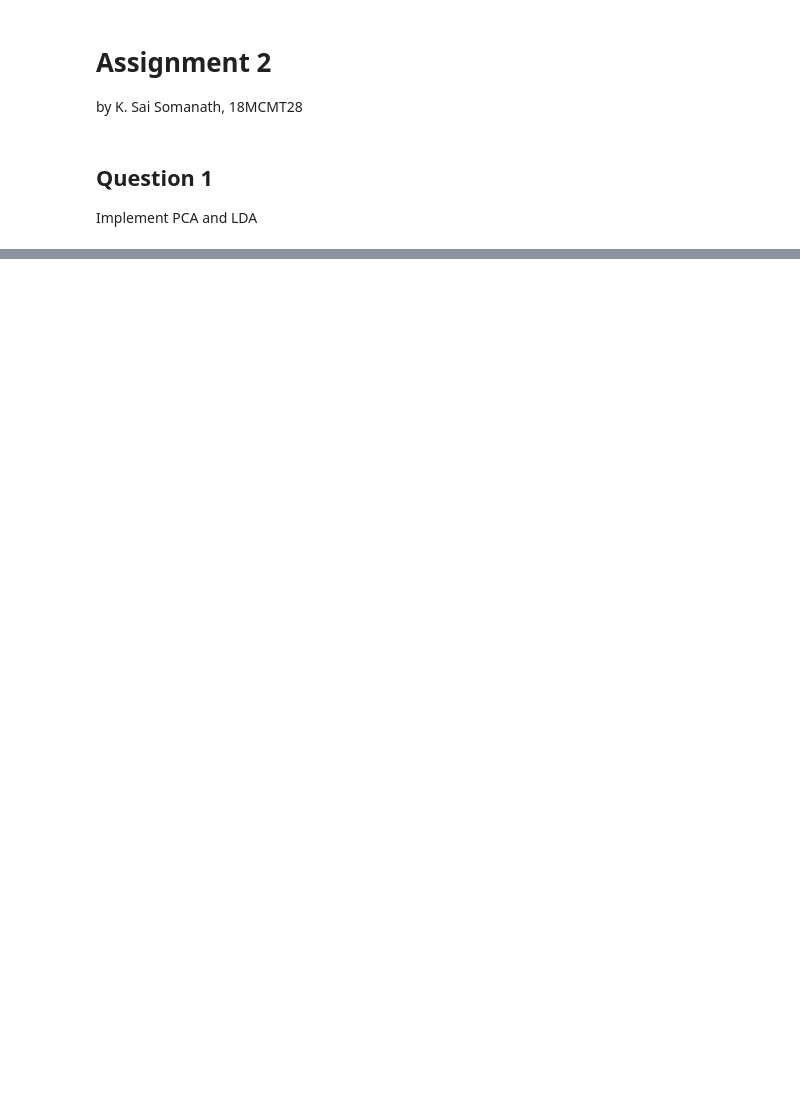
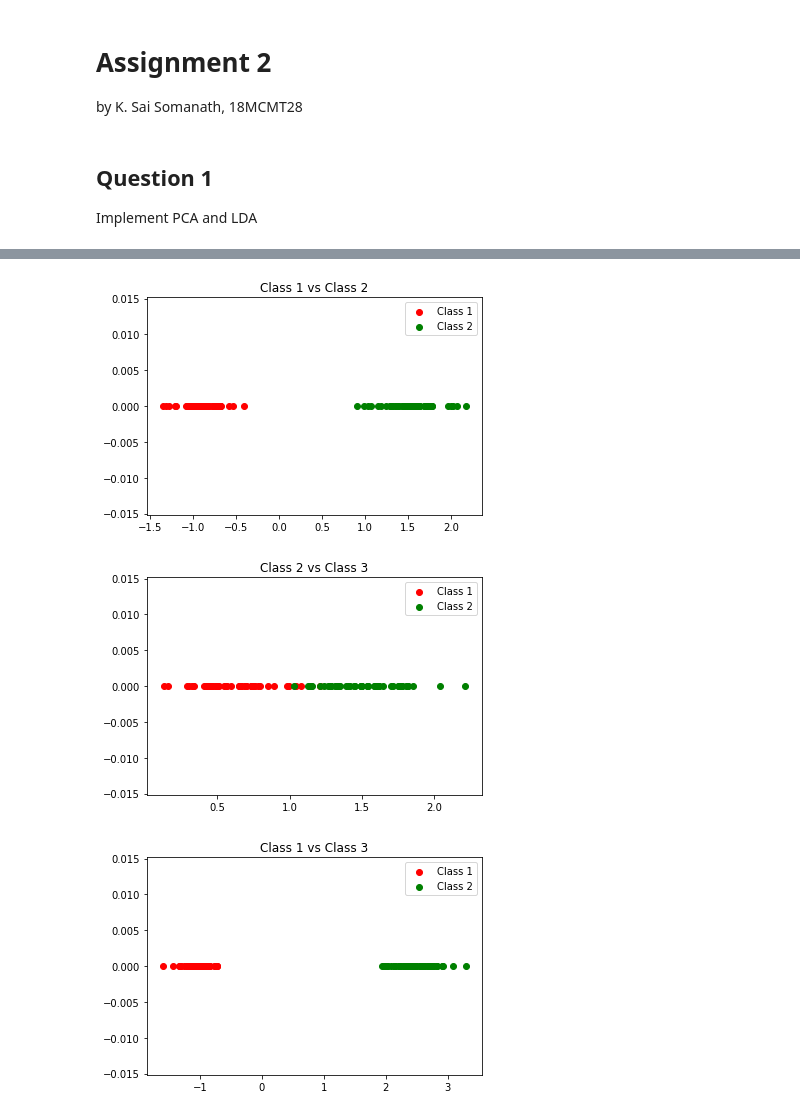
Before and after one commit to saisk8/Pattern-Recognition, a Jupyter notebook: Assignment-2/Assignment-2.ipynb, the cells around one changed output, grey strips where cells are left out. Cells and saved outputs as stored; diff of their text form; code cells hidden in the pictures; blank space fills up the shorter version.

```diff
--- a/Assignment-2/Assignment-2.ipynb
+++ b/Assignment-2/Assignment-2.ipynb
@@ -70,11 +70,12 @@ def lda(data, components):
     eigen_pairs = [(np.abs(eigen_values[i]), eigen_vectors[:,i]) for i in range(len(eigen_values))]
     # Sort the (eigenvalue, eigenvector) tuples from high to low
     eigen_pairs.sort(key=lambda k: k[0], reverse=True)
-
-    matrix_w = np.hstack((eigen_pairs[0][1]))
-    for k in range(1, components):
-        matrix_w = np.hstack((matrix_w.reshape(data.shape[-1], 1), eigen_pairs[k][1].reshape(data.shape[-1],1)))
+    # print(eigen_pairs)
+#     matrix_w = np.hstack((eigen_pairs[0][1]))
+#     for k in range(1, components):
+    temp_t = tuple([eigen_pairs[x][1].reshape(data.shape[-1], 1) for x in range(components)])
     # print(matrix_w)
+    matrix_w = np.hstack(temp_t)
     Y = data.reshape(data.shape[0] * data.shape[1], data.shape[2]).dot(matrix_w)
     return Y
 # %%
@@ -112,0 +116,26 @@ array([[ 1.49220928+0.j,  1.9047102 +0.j],
+# %%
+def ldaPlots():
+    results = lda(iris[:100, :].reshape(2, 50, 4), 1)
+    plt.scatter(x=results[:50], y=[0] * 50, c='r', label='Class 1')
+    plt.scatter(x=results[50:], y=[0] * 50, c='g', label='Class 2')
+    plt.title('Class 1 vs Class 2')
+    plt.legend()
+    plt.show()
+    results = lda(iris[50:, :].reshape(2, 50, 4), 1)
+    plt.scatter(x=results[:50], y=[0] * 50, c='r', label='Class 1')
+    plt.scatter(x=results[50:], y=[0] * 50, c='g', label='Class 2')
+    plt.title('Class 2 vs Class 3')
+    plt.legend()
+    plt.show()
+    results = lda(np.vstack((iris[:50, :], iris[100:, :])).reshape(2, 50, 4), 1)
+    plt.scatter(x=results[:50], y=[0] * 50, c='r', label='Class 1')
+    plt.scatter(x=results[50:], y=[0] * 50, c='g', label='Class 2')
+    plt.title('Class 1 vs Class 3')
+    plt.legend()
+    plt.show()
+# %%
+ldaPlots()
+# %% [output]
+[figure, added]
+[figure, added]
+[figure, added]
```
Also changed, not shown: parts of 5 cells of this notebook.
